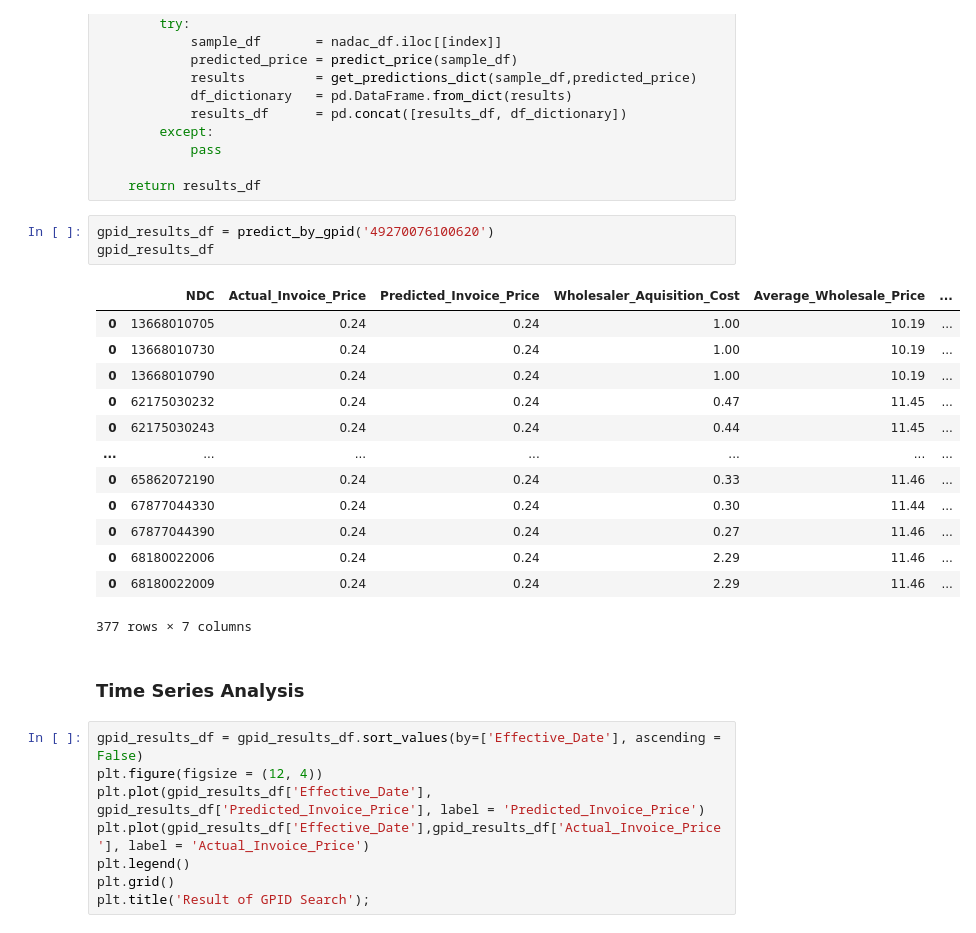
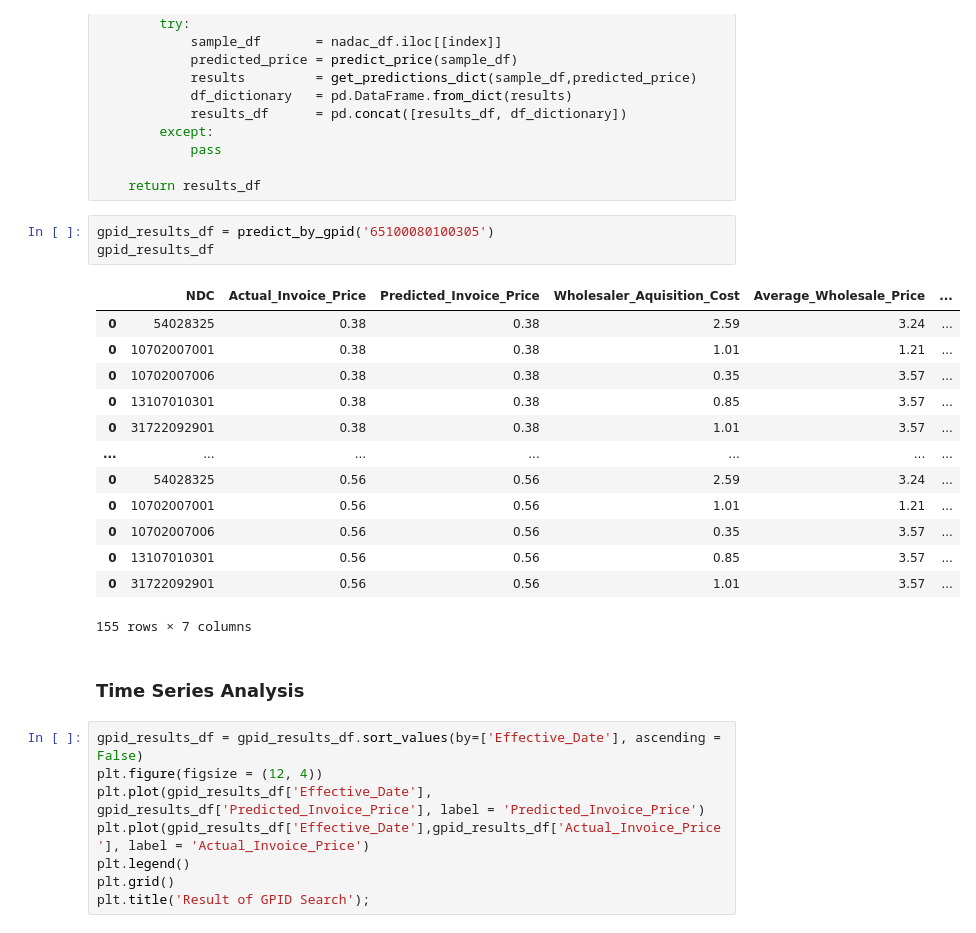
Before and after one commit to rajsandilya/Capstone, a Jupyter notebook: Capstone.ipynb, the cells around one changed output. Drawn from its saved outputs; the diff is of its cells as text.

```diff
--- a/Capstone.ipynb
+++ b/Capstone.ipynb
@@ -693,24 +688,24 @@ def predict_by_gpid(gpid):
 
     return results_df
 # %%
-gpid_results_df = predict_by_gpid('49270076100620')
+gpid_results_df = predict_by_gpid('65100080100305')
 gpid_results_df
 # %% [output]
 |  | NDC | Actual_Invoice_Price | Predicted_Invoice_Price | Wholesaler_Aquisition_Cost | Average_Wholesale_Price | ... |
-| 0 | 13668010705 | 0.24 | 0.24 | 1.00 | 10.19 | ... |
-| 0 | 13668010730 | 0.24 | 0.24 | 1.00 | 10.19 | ... |
-| 0 | 13668010790 | 0.24 | 0.24 | 1.00 | 10.19 | ... |
-| 0 | 62175030232 | 0.24 | 0.24 | 0.47 | 11.45 | ... |
-| 0 | 62175030243 | 0.24 | 0.24 | 0.44 | 11.45 | ... |
+| 0 | 54028325 | 0.38 | 0.38 | 2.59 | 3.24 | ... |
+| 0 | 10702007001 | 0.38 | 0.38 | 1.01 | 1.21 | ... |
+| 0 | 10702007006 | 0.38 | 0.38 | 0.35 | 3.57 | ... |
+| 0 | 13107010301 | 0.38 | 0.38 | 0.85 | 3.57 | ... |
+| 0 | 31722092901 | 0.38 | 0.38 | 1.01 | 3.57 | ... |
 | ... | ... | ... | ... | ... | ... | ... |
-| 0 | 65862072190 | 0.24 | 0.24 | 0.33 | 11.46 | ... |
-| 0 | 67877044330 | 0.24 | 0.24 | 0.30 | 11.44 | ... |
-| 0 | 67877044390 | 0.24 | 0.24 | 0.27 | 11.46 | ... |
-| 0 | 68180022006 | 0.24 | 0.24 | 2.29 | 11.46 | ... |
-| 0 | 68180022009 | 0.24 | 0.24 | 2.29 | 11.46 | ... |
+| 0 | 54028325 | 0.56 | 0.56 | 2.59 | 3.24 | ... |
+| 0 | 10702007001 | 0.56 | 0.56 | 1.01 | 1.21 | ... |
+| 0 | 10702007006 | 0.56 | 0.56 | 0.35 | 3.57 | ... |
+| 0 | 13107010301 | 0.56 | 0.56 | 0.85 | 3.57 | ... |
+| 0 | 31722092901 | 0.56 | 0.56 | 1.01 | 3.57 | ... |
-377 rows × 7 columns
+155 rows × 7 columns
-# %% [markdown]
-### Time Series Analysis
+# %% [markdown]
+### Time Series Analysis
 # %%
 gpid_results_df = gpid_results_df.sort_values(by=['Effective_Date'], ascending = False)
 plt.figure(figsize = (12, 4))
```
Also changed, not shown: parts of 31 cells of this notebook.
